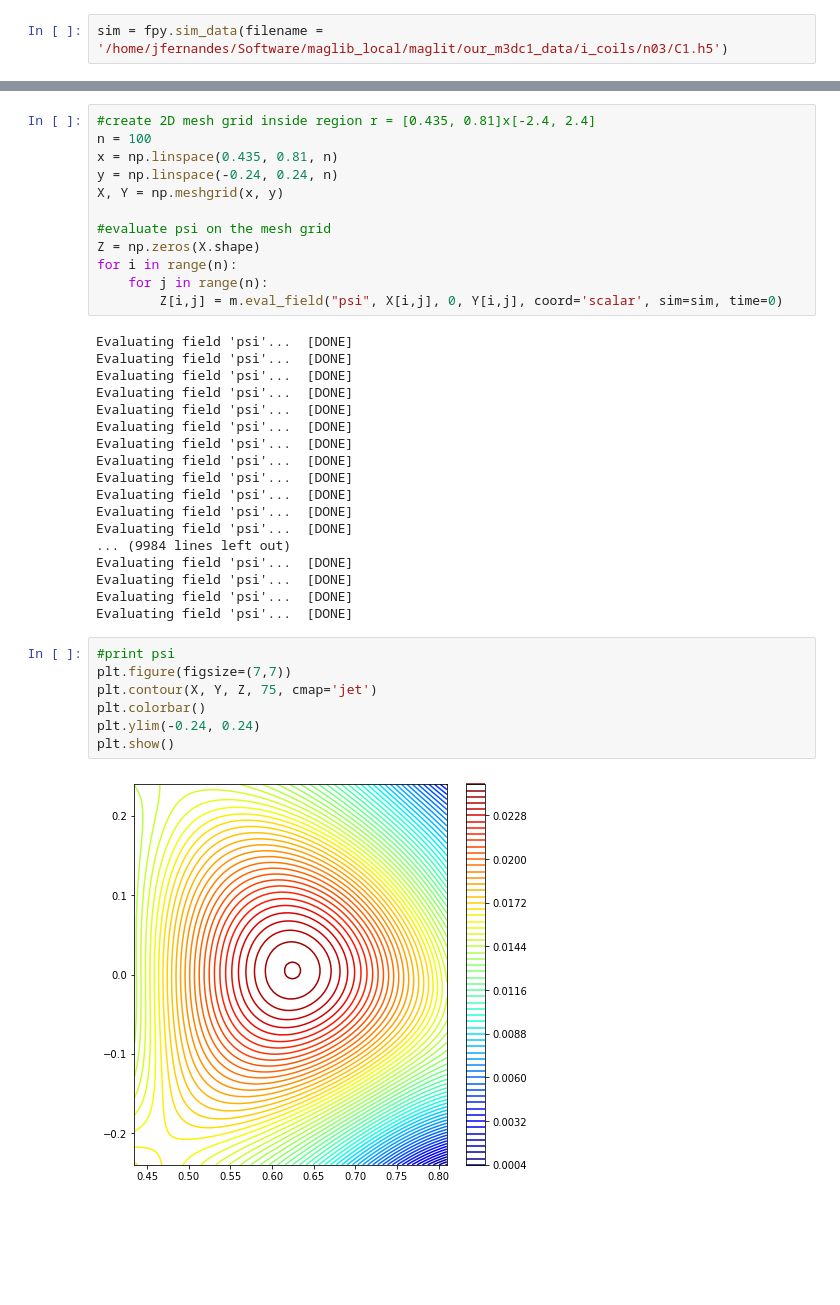
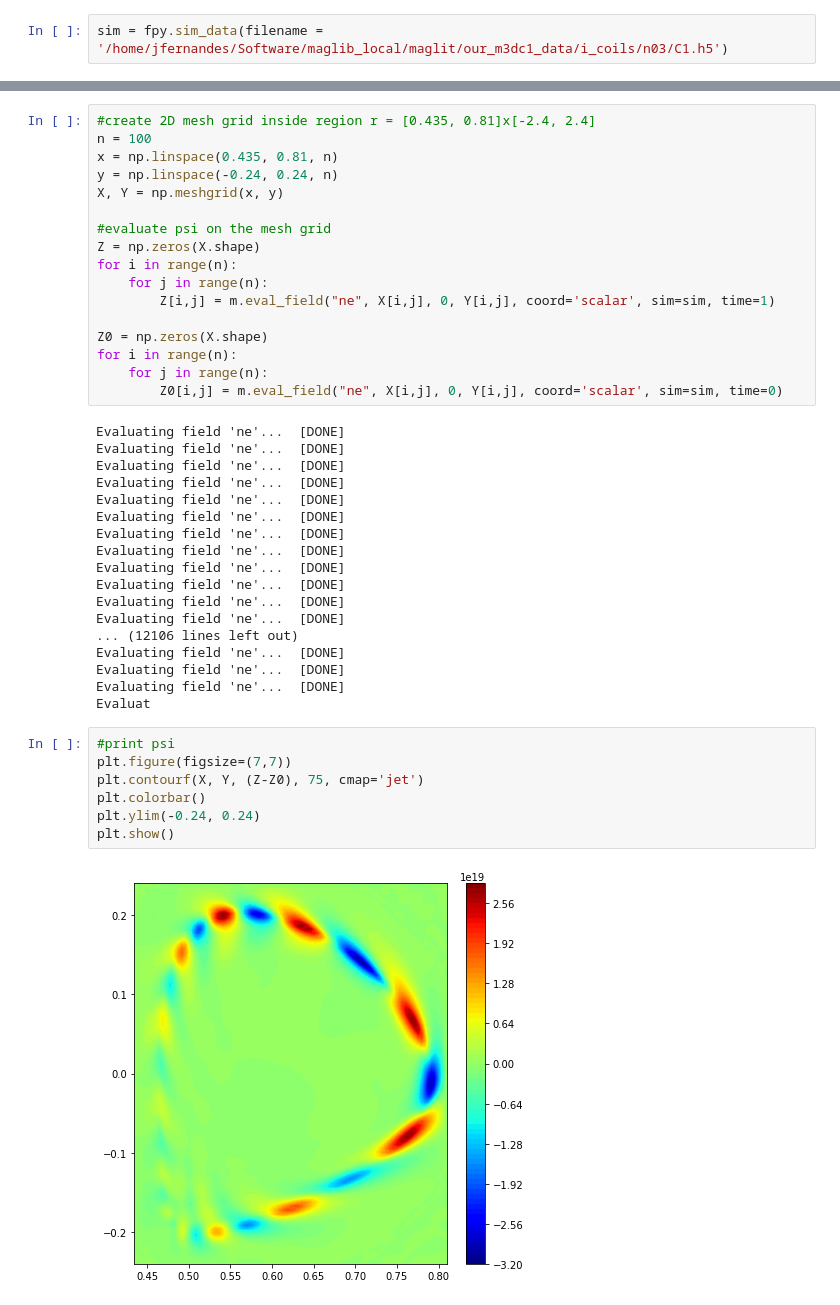
Before and after one commit to ojrfernandes/maglib, a Jupyter notebook: maglit/tcabr_manifolds/xpoint.ipynb, the cells around one changed output, grey strips where cells are left out. Drawn from its saved outputs; the diff is of its cells as text; blank space fills up the shorter version.

```diff
--- a/maglit/tcabr_manifolds/xpoint.ipynb
+++ b/maglit/tcabr_manifolds/xpoint.ipynb
@@ -34,34 +73,39 @@ X, Y = np.meshgrid(x, y)
 Z = np.zeros(X.shape)
 for i in range(n):
     for j in range(n):
-        Z[i,j] = m.eval_field("psi", X[i,j], 0, Y[i,j], coord='scalar', sim=sim, time=0)
+        Z[i,j] = m.eval_field("ne", X[i,j], 0, Y[i,j], coord='scalar', sim=sim, time=1)
+
+Z0 = np.zeros(X.shape)
+for i in range(n):
+    for j in range(n):
+        Z0[i,j] = m.eval_field("ne", X[i,j], 0, Y[i,j], coord='scalar', sim=sim, time=0)
 # %% [output]
-Evaluating field 'psi'...  [DONE]
-Evaluating field 'psi'...  [DONE]
-Evaluating field 'psi'...  [DONE]
-Evaluating field 'psi'...  [DONE]
-Evaluating field 'psi'...  [DONE]
-Evaluating field 'psi'...  [DONE]
-Evaluating field 'psi'...  [DONE]
-Evaluating field 'psi'...  [DONE]
-Evaluating field 'psi'...  [DONE]
-Evaluating field 'psi'...  [DONE]
-Evaluating field 'psi'...  [DONE]
-Evaluating field 'psi'...  [DONE]
-... (9984 lines left out)
-Evaluating field 'psi'...  [DONE]
-Evaluating field 'psi'...  [DONE]
-Evaluating field 'psi'...  [DONE]
-Evaluating field 'psi'...  [DONE]
+Evaluating field 'ne'...  [DONE]
+Evaluating field 'ne'...  [DONE]
+Evaluating field 'ne'...  [DONE]
+Evaluating field 'ne'...  [DONE]
+Evaluating field 'ne'...  [DONE]
+Evaluating field 'ne'...  [DONE]
+Evaluating field 'ne'...  [DONE]
+Evaluating field 'ne'...  [DONE]
+Evaluating field 'ne'...  [DONE]
+Evaluating field 'ne'...  [DONE]
+Evaluating field 'ne'...  [DONE]
+Evaluating field 'ne'...  [DONE]
+... (12106 lines left out)
+Evaluating field 'ne'...  [DONE]
+Evaluating field 'ne'...  [DONE]
+Evaluating field 'ne'...  [DONE]
+Evaluat
 # %%
 #print psi
 plt.figure(figsize=(7,7))
-plt.contour(X, Y, Z, 75, cmap='jet')
+plt.contourf(X, Y, (Z-Z0), 75, cmap='jet')
 plt.colorbar()
 plt.ylim(-0.24, 0.24)
 plt.show()
 # %% [output]
-[figure, old version]
+[figure, new version]
 # %%
 def eval_field_derivative(m, x, phi, y, sim, time, h=1e-5):
     """Numerically estimate the gradient and Hessian of the field."""
```
Also changed, not shown: parts of 7 cells of this notebook, 7 other files.
